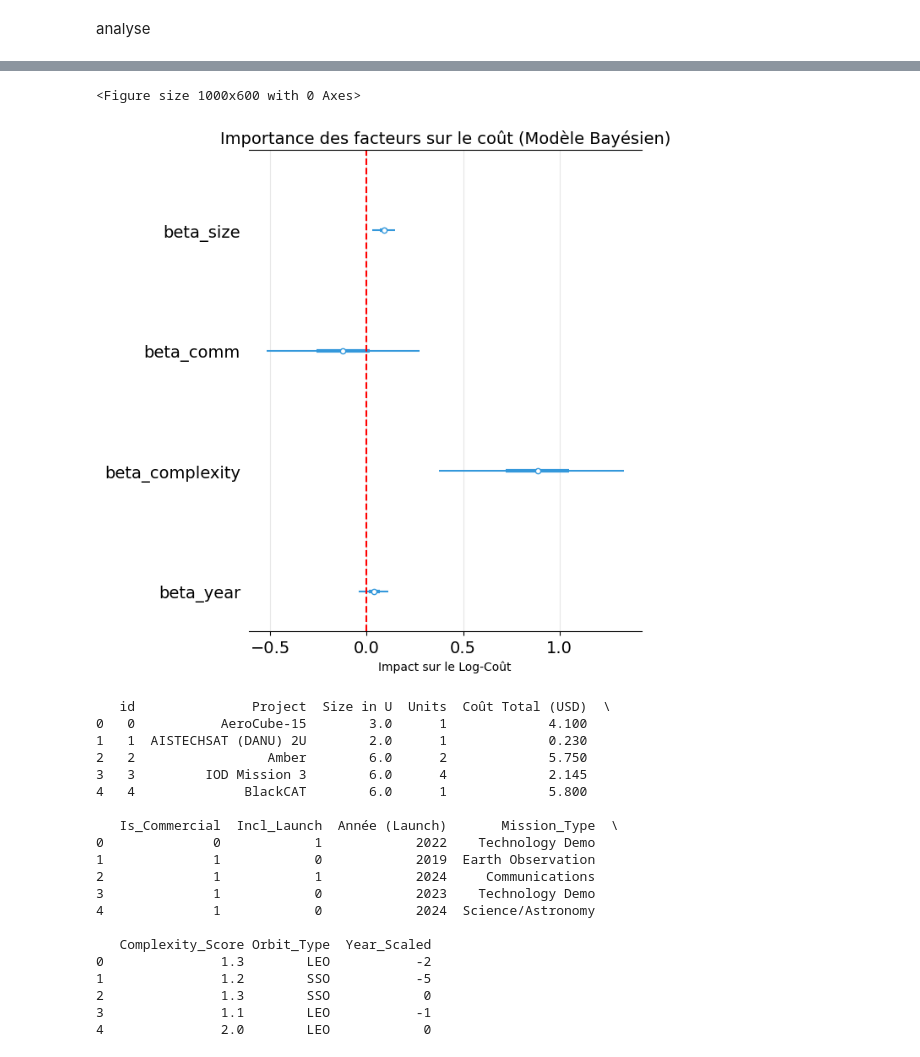
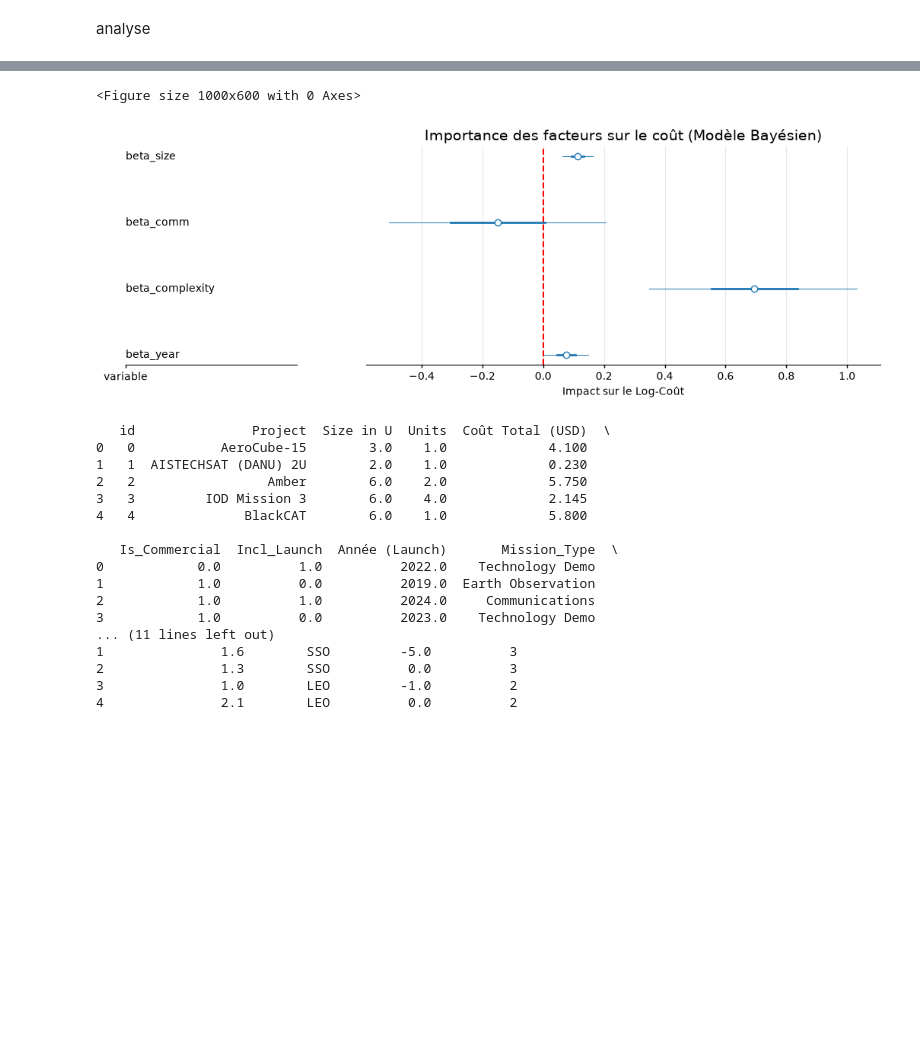
Before and after one commit to BravoDiego/bayesian-decision-model-for-cubesat-mission, a Jupyter notebook: main.ipynb, the cells around one changed output, grey strips where cells are left out. Saved outputs shown, nothing was run; the diff lists cells and outputs as text; code cells hidden in the pictures; blank space fills up the shorter version.

```diff
--- a/main.ipynb
+++ b/main.ipynb
@@ -228,7 +228,7 @@ import pandas as pd
 import arviz as az
 
 # 1. Préparation des données
-df = pd.read_csv("ESA_CNES - CubeSeat Dataset - data.csv")
+df = pd.read_csv("CubeSat_Dataset_Clean.csv")
 
 # On centre l'année pour aider le modèle à converger (2024 = 0)
 df['Year_Scaled'] = df['Année (Launch)'] - 2024
@@ -315,48 +305,44 @@ sigma              2711.0    1.0
 # %%
 import arviz as az
 import matplotlib.pyplot as plt
 
 # On utilise les résultats que tu as obtenus
 plt.figure(figsize=(10, 6))
 az.plot_forest(trace, var_names=["beta_size", "beta_comm", "beta_complexity", "beta_year"],
                combined=True,
-               colors="#3498db",
-               kind='forestplot')
+               )
 
 plt.axvline(0, color='red', linestyle='--') # La ligne du "zéro" effet
 plt.title("Importance des facteurs sur le coût (Modèle Bayésien)", fontsize=14)
 plt.xlabel("Impact sur le Log-Coût")
 plt.grid(axis='x', alpha=0.3)
 
 # Sauvegarde pour le poster
 # plt.savefig("bayes_forest_plot.png", dpi=300)
 plt.show()
 # %% [output]
 <Figure size 1000x600 with 0 Axes>
-[figure, old version]
+[figure, new version]
 # %%
 print(df.head())
 # %% [output]
    id               Project  Size in U  Units  Coût Total (USD)  \
-0   0           AeroCube-15        3.0      1             4.100
-1   1  AISTECHSAT (DANU) 2U        2.0      1             0.230
-2   2                 Amber        6.0      2             5.750
-3   3         IOD Mission 3        6.0      4             2.145
-4   4              BlackCAT        6.0      1             5.800
+0   0           AeroCube-15        3.0    1.0             4.100
+1   1  AISTECHSAT (DANU) 2U        2.0    1.0             0.230
+2   2                 Amber        6.0    2.0             5.750
+3   3         IOD Mission 3        6.0    4.0             2.145
+4   4              BlackCAT        6.0    1.0             5.800
 
    Is_Commercial  Incl_Launch  Année (Launch)       Mission_Type  \
-0              0            1            2022    Technology Demo
-1              1            0            2019  Earth Observation
-2              1            1            2024     Communications
-3              1            0            2023    Technology Demo
-4              1            0            2024  Science/Astronomy
-
-   Complexity_Score Orbit_Type  Year_Scaled
-0               1.3        LEO           -2
-1               1.2        SSO           -5
-2               1.3        SSO            0
-3               1.1        LEO           -1
-4               2.0        LEO            0
+0            0.0          1.0          2022.0    Technology Demo
+1            1.0          0.0          2019.0  Earth Observation
+2            1.0          1.0          2024.0     Communications
+3            1.0          0.0          2023.0    Technology Demo
+... (11 lines left out)
+1               1.6        SSO         -5.0          3
+2               1.3        SSO          0.0          3
+3               1.0        LEO         -1.0          2
+4               2.1        LEO          0.0          2
 # %%
 import numpy as np
 import matplotlib.pyplot as plt
```
Also changed, not shown: parts of 3 cells of this notebook, 3 other files.
